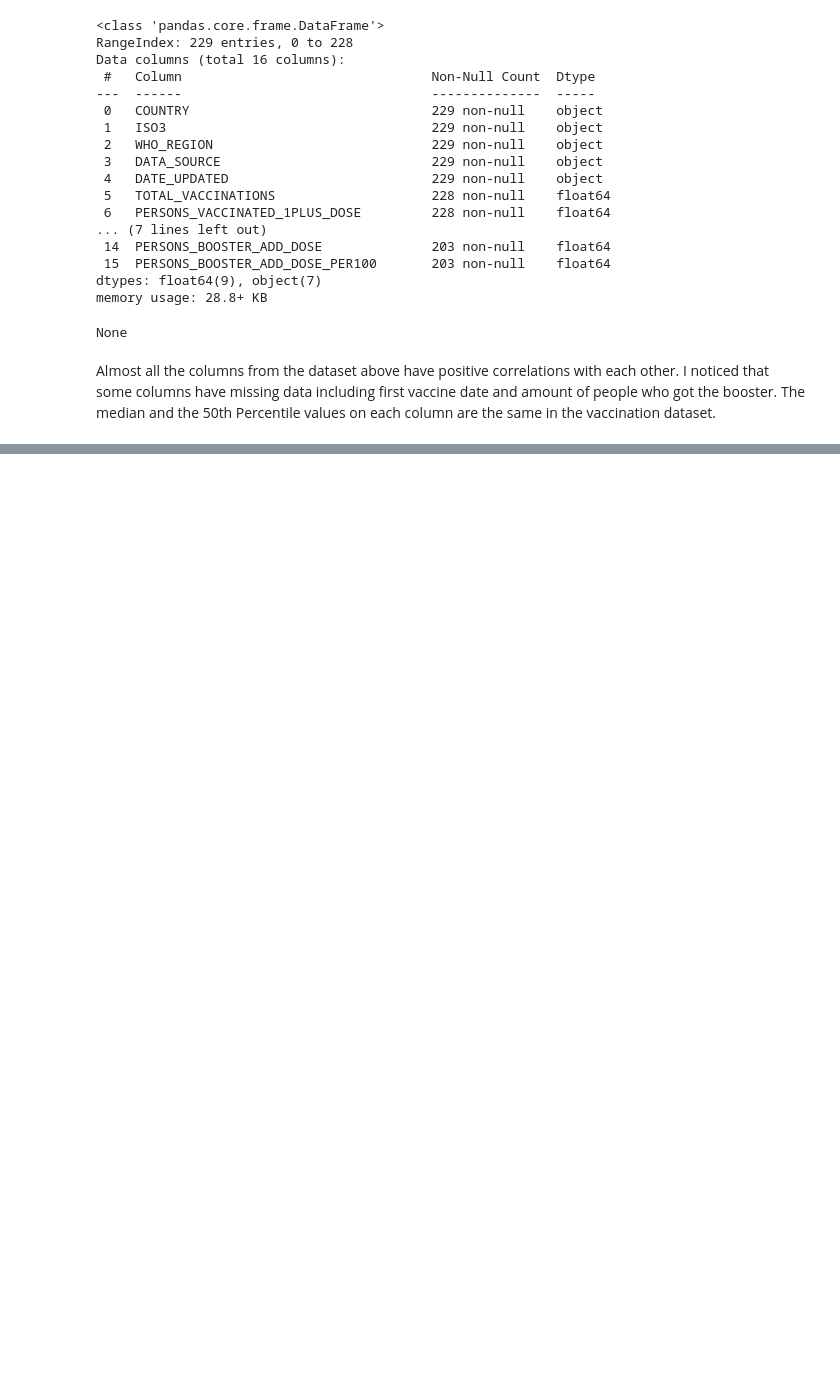
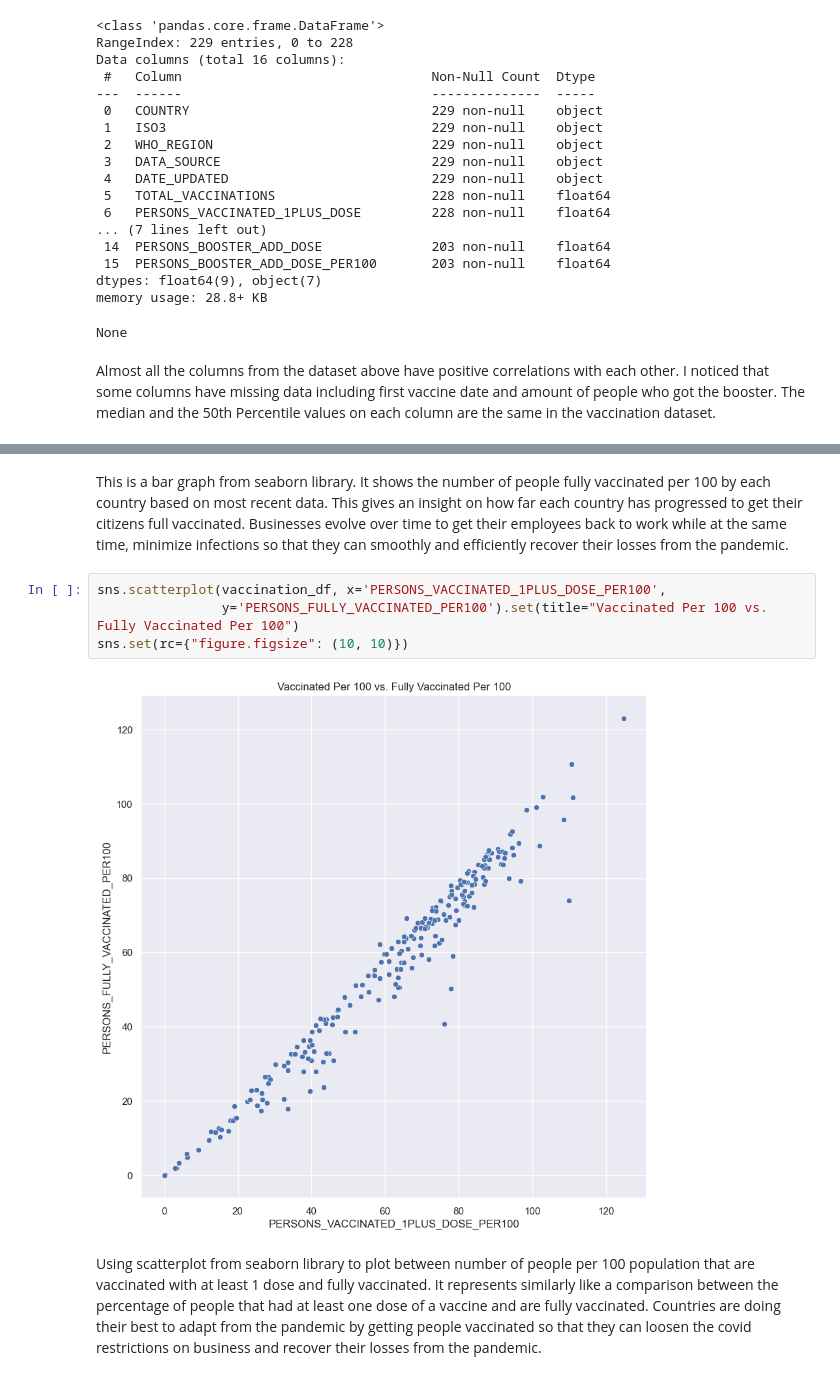
Before and after one commit to IT4063C-Fall22/final-project-zhukv98, a Jupyter notebook: source.ipynb, the cells around one changed output, grey strips where cells are left out. Saved outputs shown, nothing was run; the diff lists cells and outputs as text; blank space fills up the shorter version.

```diff
--- a/source.ipynb
+++ b/source.ipynb
@@ -421,0 +441,10 @@ sns.set(rc={"figure.figsize":(10,10)})
+# %% [markdown]
+This is a bar graph from seaborn library. It shows the number of people fully vaccinated per 100 by each country based on most recent data. This gives an insight on how far each country has progressed to get their citizens full vaccinated. Businesses evolve over time to get their employees back to work while at the same time, minimize infections so that they can smoothly and efficiently recover their losses from the pandemic.
+# %%
+sns.scatterplot(vaccination_df, x='PERSONS_VACCINATED_1PLUS_DOSE_PER100',
+                y='PERSONS_FULLY_VACCINATED_PER100').set(title="Vaccinated Per 100 vs. Fully Vaccinated Per 100")
+sns.set(rc={"figure.figsize": (10, 10)})
+# %% [output]
+[figure, added]
+# %% [markdown]
+Using scatterplot from seaborn library to plot between number of people per 100 population that are vaccinated with at least 1 dose and fully vaccinated. It represents similarly like a comparison between the percentage of people that had at least one dose of a vaccine and are fully vaccinated. Countries are doing their best to adapt from the pandemic by getting people vaccinated so that they can loosen the covid restrictions on business and recover their losses from the pandemic.
```
Also changed, not shown: parts of 17 cells of this notebook.
